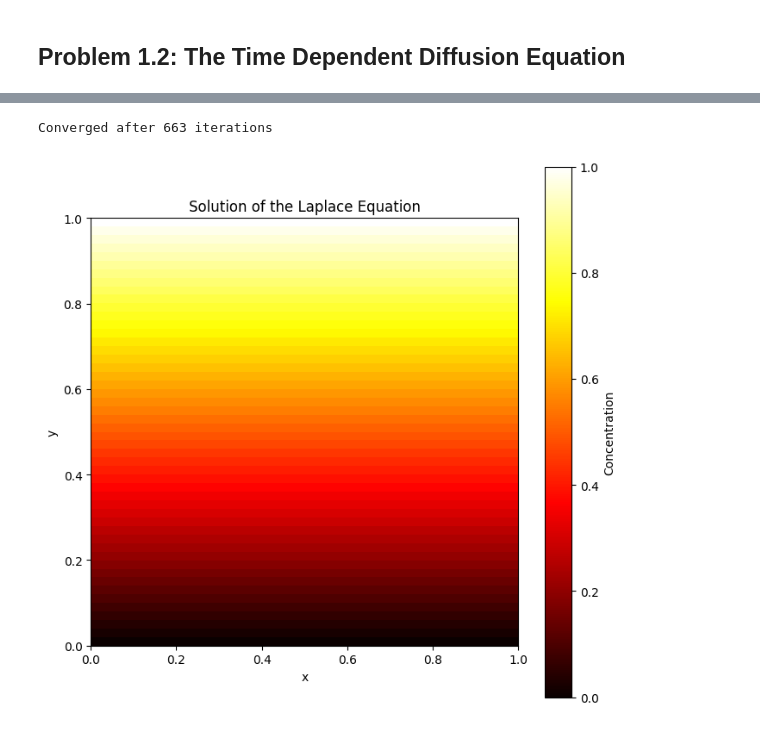
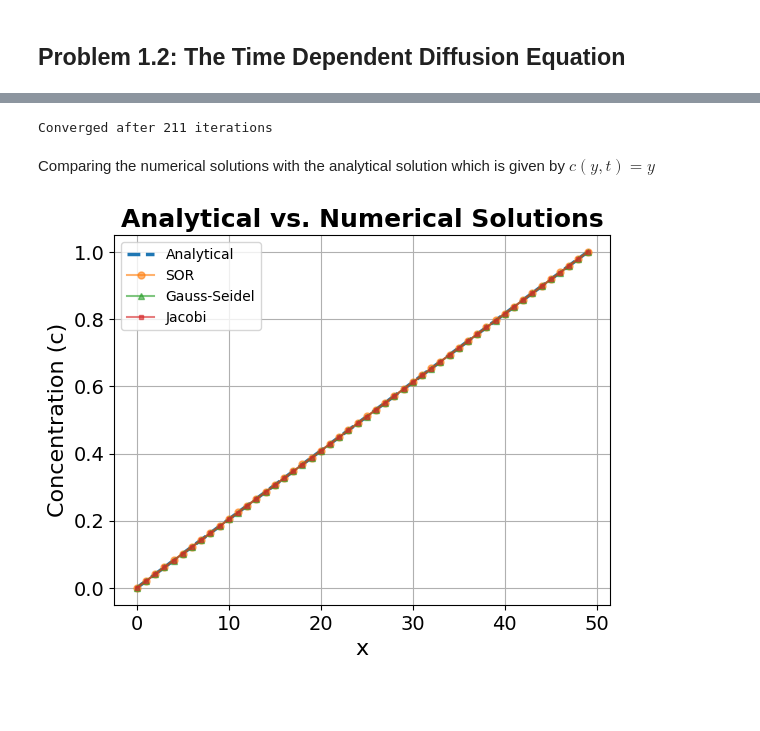
Before and after one commit to shaniasinha/scientific-computing-group-1, a Jupyter notebook: set1.ipynb, the cells around one changed output, grey strips where cells are left out. Cells and saved outputs as stored; diff of their text form; code cells hidden in the pictures; blank space fills up the shorter version.

```diff
--- a/set1.ipynb
+++ b/set1.ipynb
@@ -112,0 +141,4 @@ from src.set_1.gauss_seidel_iteration import GaussSeidelIteration
+# %%
+solver_ji = JacobiIteration(N=50)
+iterations_taken_ji, concentration_ji, diffs_ji = solver_ji.solve()
+# solver_ji.plot_solution() # Uncomment to plot the solution
@@ -113,5 +147,5 @@ from src.set_1.gauss_seidel_iteration import GaussSeidelIteration
 # %%
 solver_gs = GaussSeidelIteration(N=50)
-solver_gs.solve()
-solver_gs.plot_solution()
+iterations_taken_gs, concentration_gs, diffs_gs = solver_gs.solve()
+# solver_gs.plot_solution() # Uncomment to plot the solution
 # %% [output]
@@ -120,9 +153,8 @@ Converged after 7429 iterations
 # %%
-from src.set_1.successive_over_relaxation import SORIteration
-
 solver_sor = SORIteration(N=50)
-solver_sor.solve(omega=1.8)
-solver_sor.plot_solution()
+iterations_taken_sor, concentration_sor, diffs_sor = solver_sor.solve(omega=1.92)
+# solver_sor.plot_solution() # Uncomment to plot the solution
 # %% [output]
-Converged after 663 iterations
+Converged after 211 iterations
-[figure, removed]
+# %% [markdown]
+Comparing the numerical solutions with the analytical solution which is given by $c(y, t) = y$
@@ -128,0 +216,4 @@ Converged after 663 iterations
+# %%
+compare_analytical_solution(50, concentration_sor, concentration_gs, concentration_ji, separate=True)
+# %% [output]
+[figure, added]
```
Also changed, not shown: parts of 30 cells of this notebook, 20 other files.
